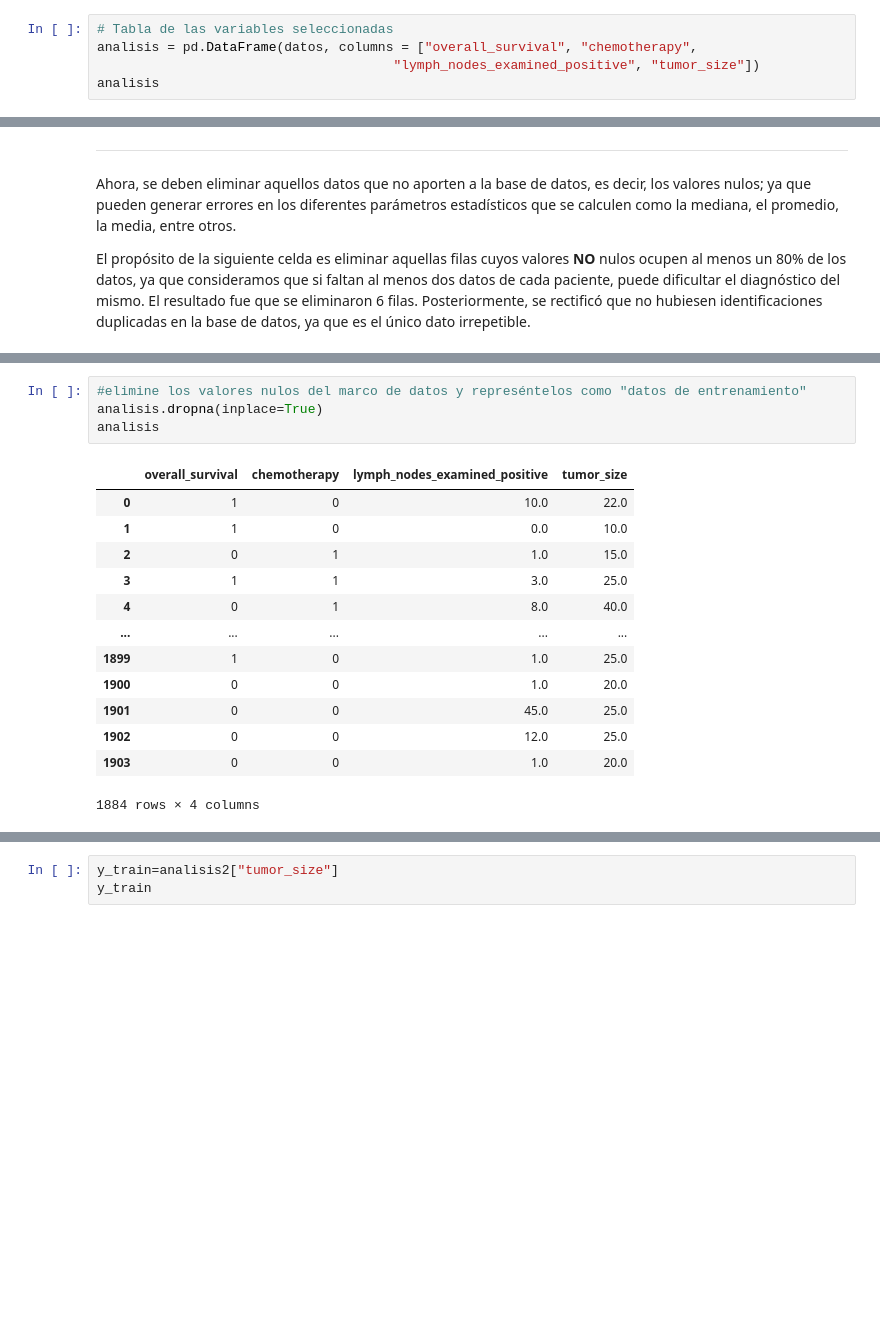
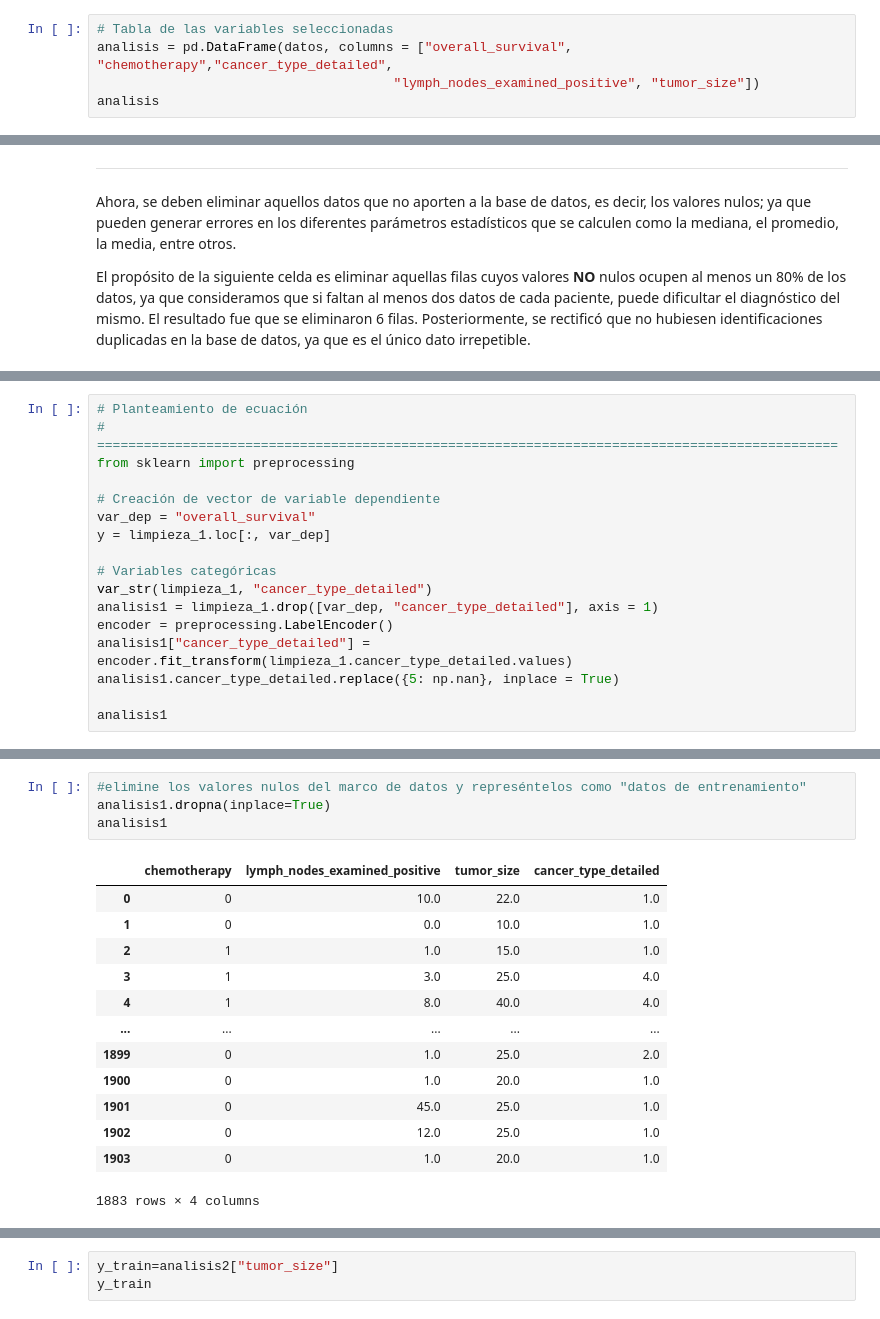
Before and after one commit to diazgaby/MachineLearning_Pregrado, a Jupyter notebook: comp.ipynb, the cells around one changed output, grey strips where cells are left out. Drawn from its saved outputs; the diff is of its cells as text; blank space fills up the shorter version.

```diff
--- a/comp.ipynb
+++ b/comp.ipynb
@@ -45,7 +42,7 @@ datos.head()
 </ul>
 # %%
 # Tabla de las variables seleccionadas
-analisis = pd.DataFrame(datos, columns = ["overall_survival", "chemotherapy",
+analisis = pd.DataFrame(datos, columns = ["overall_survival", "chemotherapy","cancer_type_detailed",
                                       "lymph_nodes_examined_positive", "tumor_size"])
 analisis
 # %% [output]
@@ -134,0 +116,17 @@ KeyError: "None of [Index(['cancer_type_detailed'], dtype='object')] are in the
+# %%
+# Planteamiento de ecuación
+# ===============================================================================================
+from sklearn import preprocessing
+
+# Creación de vector de variable dependiente
+var_dep = "overall_survival"
+y = limpieza_1.loc[:, var_dep]
+
+# Variables categóricas
+var_str(limpieza_1, "cancer_type_detailed")
+analisis1 = limpieza_1.drop([var_dep, "cancer_type_detailed"], axis = 1)
+encoder = preprocessing.LabelEncoder()
+analisis1["cancer_type_detailed"] = encoder.fit_transform(limpieza_1.cancer_type_detailed.values)
+analisis1.cancer_type_detailed.replace({5: np.nan}, inplace = True)
+
+analisis1
@@ -156,19 +175,19 @@ test_data
 # %%
 #elimine los valores nulos del marco de datos y represéntelos como "datos de entrenamiento"
-analisis.dropna(inplace=True)
-analisis
+analisis1.dropna(inplace=True)
+analisis1
 # %% [output]
-|  | overall_survival | chemotherapy | lymph_nodes_examined_positive | tumor_size |
-| 0 | 1 | 0 | 10.0 | 22.0 |
-| 1 | 1 | 0 | 0.0 | 10.0 |
-| 2 | 0 | 1 | 1.0 | 15.0 |
-| 3 | 1 | 1 | 3.0 | 25.0 |
-| 4 | 0 | 1 | 8.0 | 40.0 |
+|  | chemotherapy | lymph_nodes_examined_positive | tumor_size | cancer_type_detailed |
+| 0 | 0 | 10.0 | 22.0 | 1.0 |
+| 1 | 0 | 0.0 | 10.0 | 1.0 |
+| 2 | 1 | 1.0 | 15.0 | 1.0 |
+| 3 | 1 | 3.0 | 25.0 | 4.0 |
+| 4 | 1 | 8.0 | 40.0 | 4.0 |
 | ... | ... | ... | ... | ... |
-| 1899 | 1 | 0 | 1.0 | 25.0 |
-| 1900 | 0 | 0 | 1.0 | 20.0 |
-| 1901 | 0 | 0 | 45.0 | 25.0 |
-| 1902 | 0 | 0 | 12.0 | 25.0 |
-| 1903 | 0 | 0 | 1.0 | 20.0 |
+| 1899 | 0 | 1.0 | 25.0 | 2.0 |
+| 1900 | 0 | 1.0 | 20.0 | 1.0 |
+| 1901 | 0 | 45.0 | 25.0 | 1.0 |
+| 1902 | 0 | 12.0 | 25.0 | 1.0 |
+| 1903 | 0 | 1.0 | 20.0 | 1.0 |
-1884 rows × 4 columns
+1883 rows × 4 columns
 # %%
```
Also changed, not shown: parts of 9 cells of this notebook.
